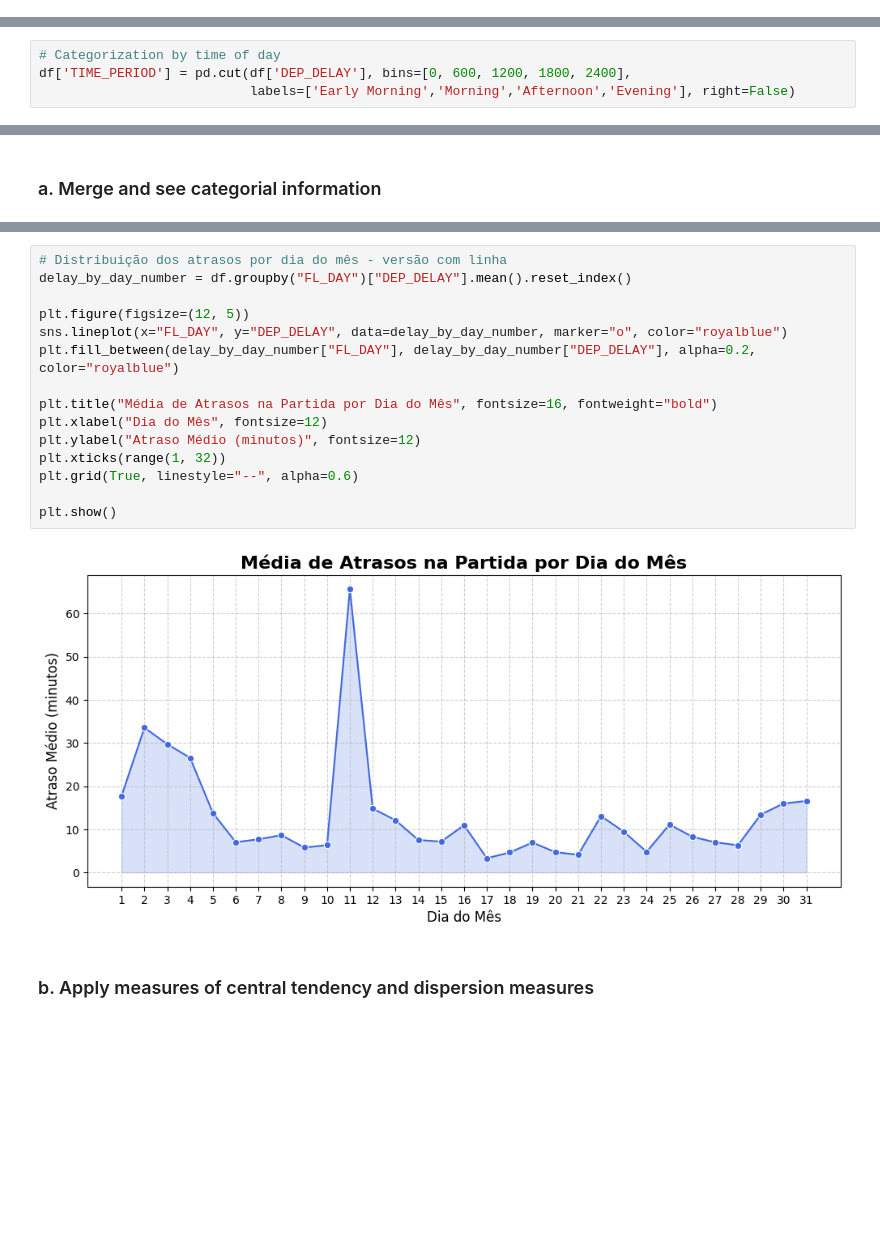
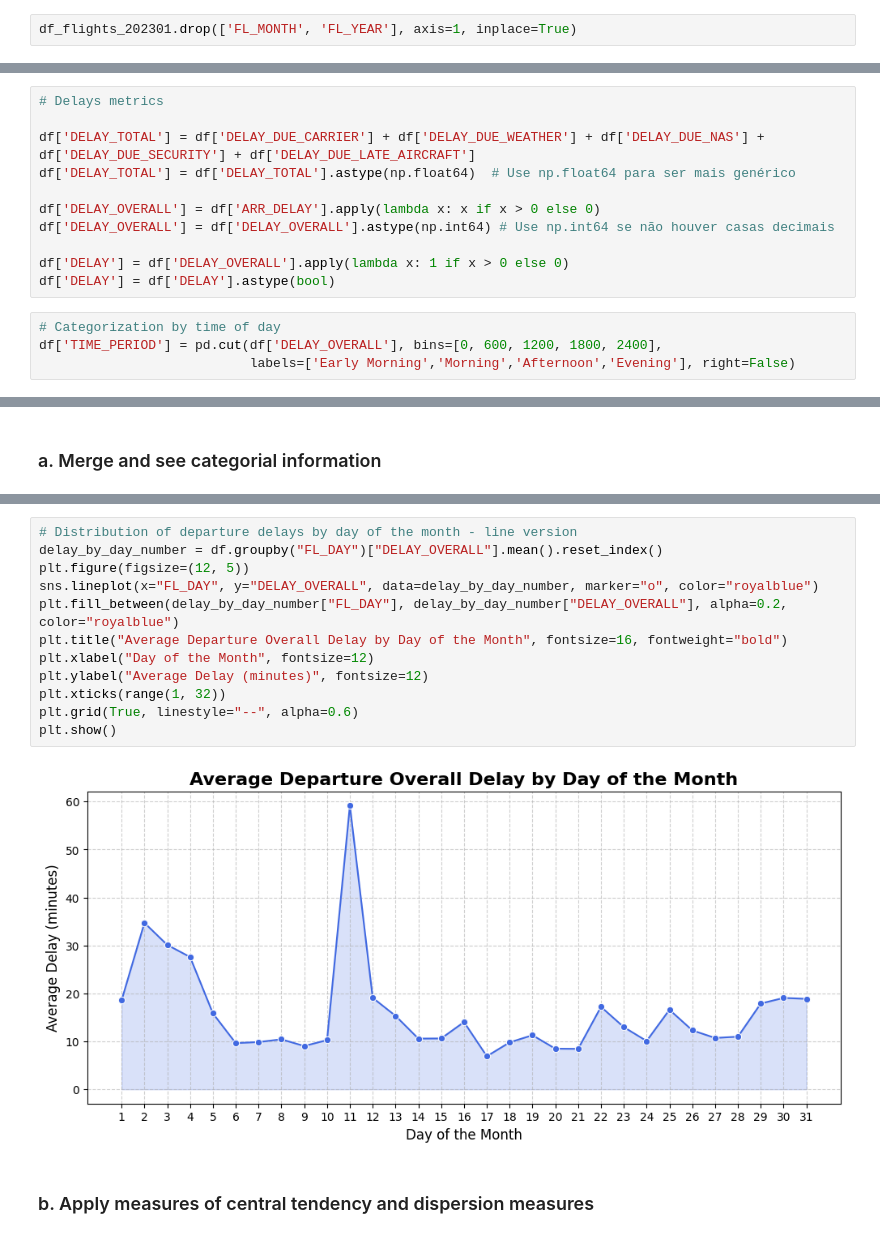
Before and after one commit to vitoriapguimaraes/Python-AnaliseVoos, a Jupyter notebook: scripts/script-vitoria.ipynb, the cells around one changed output, grey strips where cells are left out. Cells and saved outputs as stored; diff of their text form; blank space fills up the shorter version.

```diff
--- a/scripts/script-vitoria.ipynb
+++ b/scripts/script-vitoria.ipynb
@@ -76,3 +88,5 @@ df_flights_202301 = pd.read_csv("../dataset/flights_202301.csv")
+# %%
+df_flights_202301.drop(['FL_MONTH', 'FL_YEAR'], axis=1, inplace=True)
 # %% [markdown]
 ## 2. Data treatment
 # %% [markdown]
@@ -680,9 +689,20 @@ for col, vals in outliers_zscore.items():
 - DELAY_DUE_LATE_AIRCRAFT: 1936 registros
 # %% [markdown]
 ### m. Creating new variable
+# %%
+# Delays metrics
+
+df['DELAY_TOTAL'] = df['DELAY_DUE_CARRIER'] + df['DELAY_DUE_WEATHER'] + df['DELAY_DUE_NAS'] + df['DELAY_DUE_SECURITY'] + df['DELAY_DUE_LATE_AIRCRAFT']
+df['DELAY_TOTAL'] = df['DELAY_TOTAL'].astype(np.float64)  # Use np.float64 para ser mais genérico
+
+df['DELAY_OVERALL'] = df['ARR_DELAY'].apply(lambda x: x if x > 0 else 0)
+df['DELAY_OVERALL'] = df['DELAY_OVERALL'].astype(np.int64) # Use np.int64 se não houver casas decimais
+
+df['DELAY'] = df['DELAY_OVERALL'].apply(lambda x: 1 if x > 0 else 0)
+df['DELAY'] = df['DELAY'].astype(bool)
 # %%
 # Categorization by time of day
-df['TIME_PERIOD'] = pd.cut(df['DEP_DELAY'], bins=[0, 600, 1200, 1800, 2400],
+df['TIME_PERIOD'] = pd.cut(df['DELAY_OVERALL'], bins=[0, 600, 1200, 1800, 2400],
                            labels=['Early Morning','Morning','Afternoon','Evening'], right=False)
 # %%
 # Categorization by time of week
@@ -788,20 +782,17 @@ plt.show()
 # %%
-# Distribuição dos atrasos por dia do mês - versão com linha
-delay_by_day_number = df.groupby("FL_DAY")["DEP_DELAY"].mean().reset_index()
-
+# Distribution of departure delays by day of the month - line version
+delay_by_day_number = df.groupby("FL_DAY")["DELAY_OVERALL"].mean().reset_index()
 plt.figure(figsize=(12, 5))
-sns.lineplot(x="FL_DAY", y="DEP_DELAY", data=delay_by_day_number, marker="o", color="royalblue")
-plt.fill_between(delay_by_day_number["FL_DAY"], delay_by_day_number["DEP_DELAY"], alpha=0.2, color="royalblue")
-
-plt.title("Média de Atrasos na Partida por Dia do Mês", fontsize=16, fontweight="bold")
-plt.xlabel("Dia do Mês", fontsize=12)
-plt.ylabel("Atraso Médio (minutos)", fontsize=12)
+sns.lineplot(x="FL_DAY", y="DELAY_OVERALL", data=delay_by_day_number, marker="o", color="royalblue")
+plt.fill_between(delay_by_day_number["FL_DAY"], delay_by_day_number["DELAY_OVERALL"], alpha=0.2, color="royalblue")
+plt.title("Average Departure Overall Delay by Day of the Month", fontsize=16, fontweight="bold")
+plt.xlabel("Day of the Month", fontsize=12)
+plt.ylabel("Average Delay (minutes)", fontsize=12)
 plt.xticks(range(1, 32))
 plt.grid(True, linestyle="--", alpha=0.6)
-
 plt.show()
 # %% [output]
-[figure, old version]
+[figure, new version]
 # %% [markdown]
 ### b. Apply measures of central tendency and dispersion measures
 # %%
```
Also changed, not shown: parts of 20 cells of this notebook.
